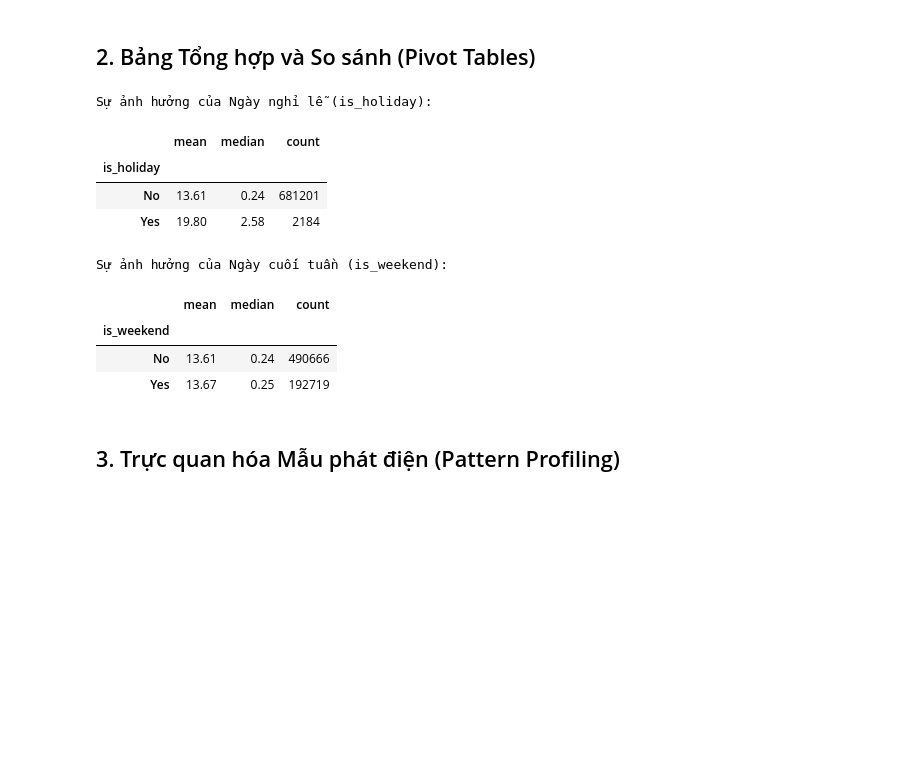
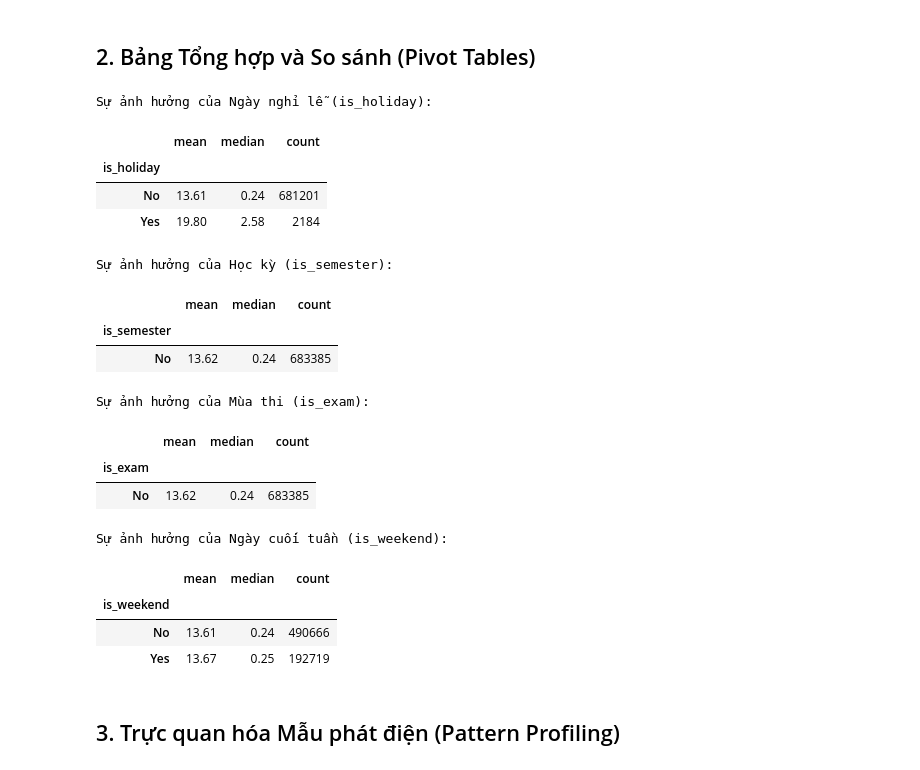
Before and after one commit to nguyenvunhut/solar-engergy, a Jupyter notebook: notebooks/pattern_discovery.ipynb, the cells around one changed output. Cells and saved outputs as stored; diff of their text form; code cells hidden in the pictures; blank space fills up the shorter version.

```diff
--- a/notebooks/pattern_discovery.ipynb
+++ b/notebooks/pattern_discovery.ipynb
@@ -39,6 +39,8 @@ query = """
         m.hourly_bucket,
         m.e_hourly as total_energy,
         d.is_holiday,
+        d.is_semester,
+        d.is_exam,
         d.month
     FROM bi_mart.mv_bi_mart_hourly_measures m
     JOIN bi_mart.dim_date d ON m.date_id = d.date_id
@@ -50,8 +52,10 @@ if df.empty:
     print("Không có dữ liệu!")
 else:
     # Xử lý kiểu dữ liệu
-    df['is_holiday'] = df['is_holiday'].astype(str).str.strip().str.lower()
-    df['is_holiday'] = df['is_holiday'].map({'true': 'Yes', 'false': 'No', '1': 'Yes', '0': 'No'}).fillna('Unknown')
+    cols_to_convert = ['is_holiday', 'is_semester', 'is_exam']
+    for col in cols_to_convert:
+        df[col] = df[col].astype(str).str.strip().str.lower()
+        df[col] = df[col].map({'true': 'Yes', 'false': 'No', '1': 'Yes', '0': 'No'}).fillna('Unknown')
 
     # Tạo thêm đặc trưng (Features)
     df['date'] = pd.to_datetime(df['date_id'].astype(str), format='%Y%m%d')
@@ -78,26 +82,44 @@ Kéo thành công 683385 dòng dữ liệu.
 # %%
 # BẢNG TỔNG HỢP (PIVOT TABLES)
 
 # Pattern: Năng lượng trung bình giữa Ngày nghỉ lễ vs Ngày thường
 holiday_impact = df.groupby('is_holiday')['total_energy'].agg(['mean', 'median', 'count']).round(2)
 print("\nSự ảnh hưởng của Ngày nghỉ lễ (is_holiday):")
 display(holiday_impact)
 
+# Pattern: Học kỳ
+semester_impact = df.groupby('is_semester')['total_energy'].agg(['mean', 'median', 'count']).round(2)
+print("\nSự ảnh hưởng của Học kỳ (is_semester):")
+display(semester_impact)
+
+# Pattern: Mùa thi
+exam_impact = df.groupby('is_exam')['total_energy'].agg(['mean', 'median', 'count']).round(2)
+print("\nSự ảnh hưởng của Mùa thi (is_exam):")
+display(exam_impact)
+
 # Pattern: Cuối tuần vs Ngày trong tuần
 weekend_impact = df.groupby('is_weekend')['total_energy'].agg(['mean', 'median', 'count']).round(2)
 print("\nSự ảnh hưởng của Ngày cuối tuần (is_weekend):")
 display(weekend_impact)
 # %% [output]
 Sự ảnh hưởng của Ngày nghỉ lễ (is_holiday):
 |  | mean | median | count |
 | is_holiday |  |  |  |
 | No | 13.61 | 0.24 | 681201 |
 | Yes | 19.80 | 2.58 | 2184 |
-Sự ảnh hưởng của Ngày cuối tuần (is_weekend):
+Sự ảnh hưởng của Học kỳ (is_semester):
 |  | mean | median | count |
-| is_weekend |  |  |  |
-| No | 13.61 | 0.24 | 490666 |
-| Yes | 13.67 | 0.25 | 192719 |
+| is_semester |  |  |  |
+| No | 13.62 | 0.24 | 683385 |
+Sự ảnh hưởng của Mùa thi (is_exam):
+|  | mean | median | count |
+| is_exam |  |  |  |
+| No | 13.62 | 0.24 | 683385 |
+Sự ảnh hưởng của Ngày cuối tuần (is_weekend):
+|  | mean | median | count |
+| is_weekend |  |  |  |
+| No | 13.61 | 0.24 | 490666 |
+| Yes | 13.67 | 0.25 | 192719 |
 # %% [markdown]
 ## 3. Trực quan hóa Mẫu phát điện (Pattern Profiling)
 # %%
```
Also changed, not shown: parts of 3 cells of this notebook.
